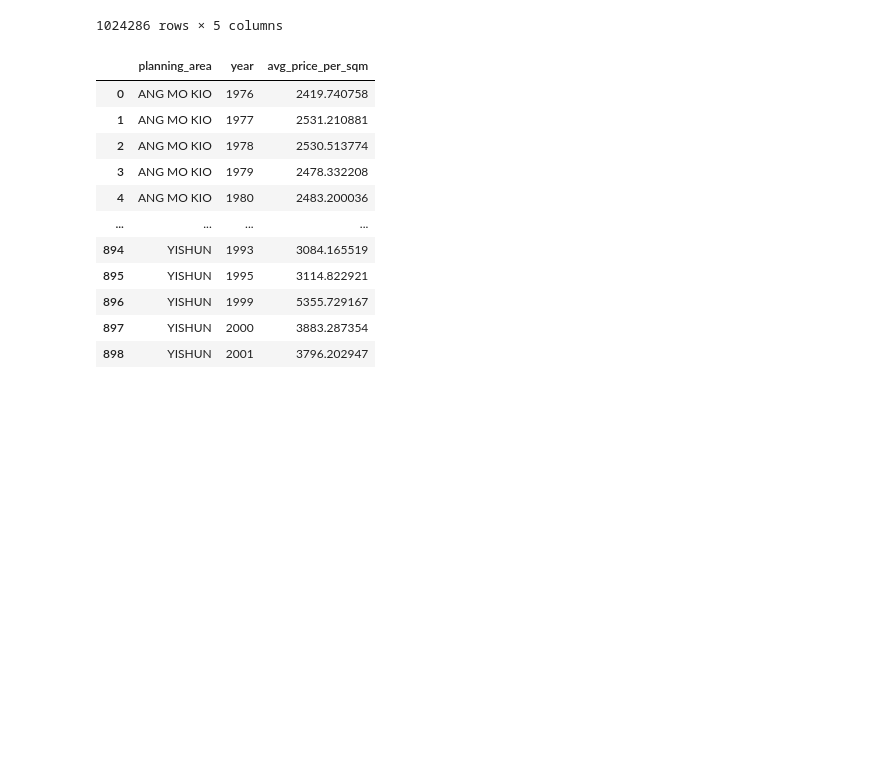
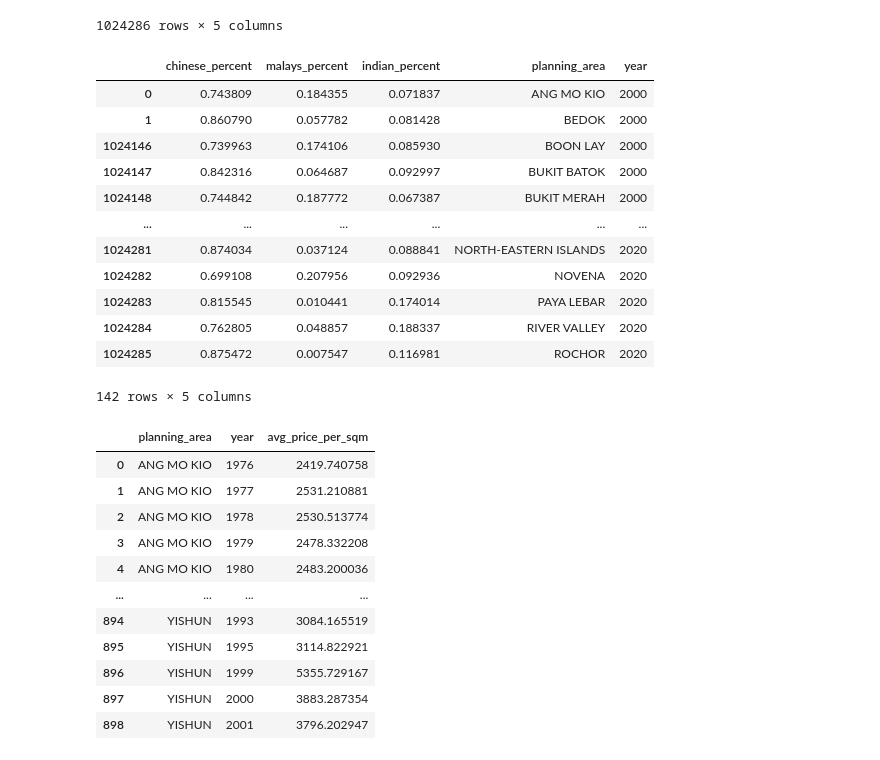
Before and after one commit to yuchenliu15/cs-big-data-project, a Jupyter notebook: visualise/Project_Notebook.ipynb, the cells around one changed output. Drawn from its saved outputs; the diff is of its cells as text; code cells hidden in the pictures; blank space fills up the shorter version.

```diff
--- a/visualise/Project_Notebook.ipynb
+++ b/visualise/Project_Notebook.ipynb
@@ -62,6 +62,24 @@ df_ethnic
 | 1024284 | 0.762805 | 0.048857 | 0.188337 | RIVER VALLEY | 2020 |
 | 1024285 | 0.875472 | 0.007547 | 0.116981 | ROCHOR | 2020 |
 1024286 rows × 5 columns
+# %%
+len(df_ethnic)
+new = df_ethnic.dropna()
+new
+# %% [output]
+|  | chinese_percent | malays_percent | indian_percent | planning_area | year |
+| 0 | 0.743809 | 0.184355 | 0.071837 | ANG MO KIO | 2000 |
+| 1 | 0.860790 | 0.057782 | 0.081428 | BEDOK | 2000 |
+| 1024146 | 0.739963 | 0.174106 | 0.085930 | BOON LAY | 2000 |
+| 1024147 | 0.842316 | 0.064687 | 0.092997 | BUKIT BATOK | 2000 |
+| 1024148 | 0.744842 | 0.187772 | 0.067387 | BUKIT MERAH | 2000 |
+| ... | ... | ... | ... | ... | ... |
+| 1024281 | 0.874034 | 0.037124 | 0.088841 | NORTH-EASTERN ISLANDS | 2020 |
+| 1024282 | 0.699108 | 0.207956 | 0.092936 | NOVENA | 2020 |
+| 1024283 | 0.815545 | 0.010441 | 0.174014 | PAYA LEBAR | 2020 |
+| 1024284 | 0.762805 | 0.048857 | 0.188337 | RIVER VALLEY | 2020 |
+| 1024285 | 0.875472 | 0.007547 | 0.116981 | ROCHOR | 2020 |
+142 rows × 5 columns
 # %%
 df_price= df_price[:-1]
 # %%
```
Also changed, not shown: parts of 8 cells of this notebook, 18 other files.
